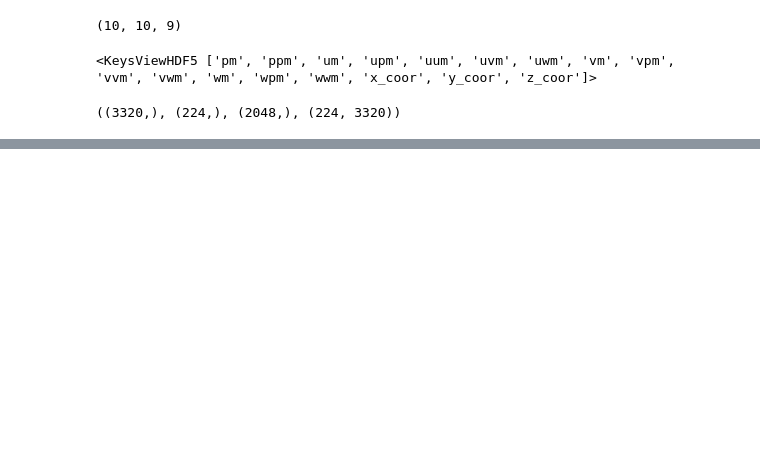
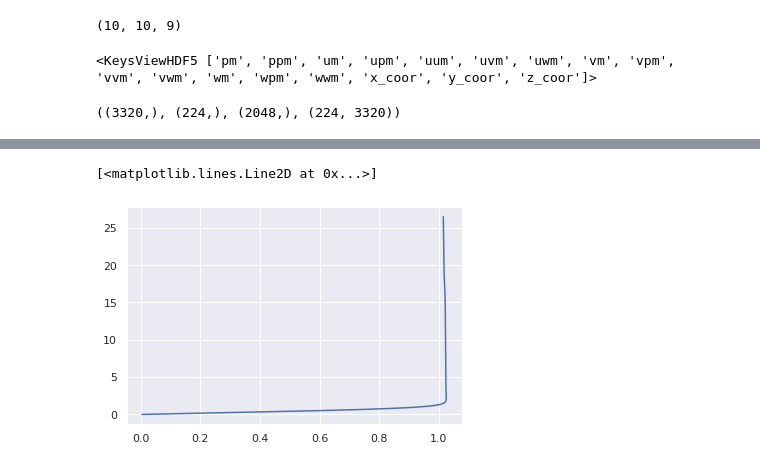
Before and after one commit to petebachant/boundary-layer-turbulence-modeling, a Jupyter notebook: notebook.ipynb, the cells around one changed output, grey strips where cells are left out. Saved outputs shown, nothing was run; the diff lists cells and outputs as text; code cells hidden in the pictures; blank space fills up the shorter version.

```diff
--- a/notebook.ipynb
+++ b/notebook.ipynb
@@ -282,0 +291,5 @@ df[df.columns[200]].plot()
+# %%
+plt.plot(data["um"][:, 100], y)
+# %% [output]
+[<matplotlib.lines.Line2D at 0x...>]
+[figure, added]
```
Also changed, not shown: parts of 8 cells of this notebook.
